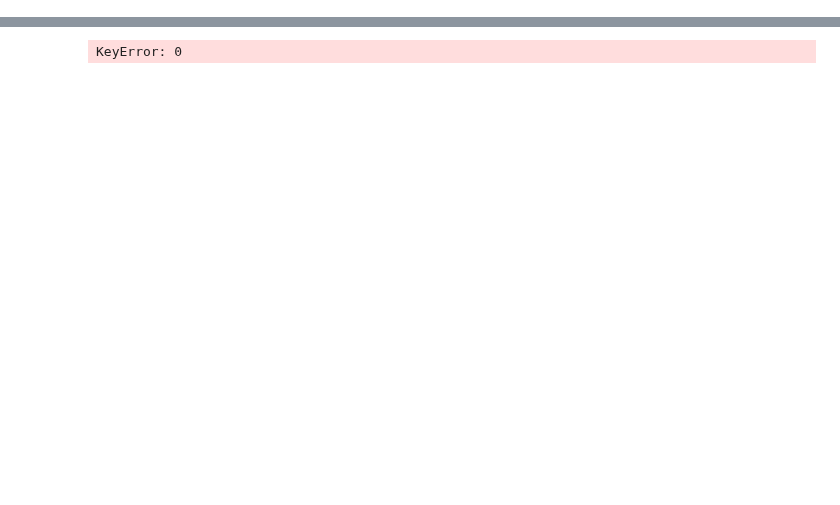
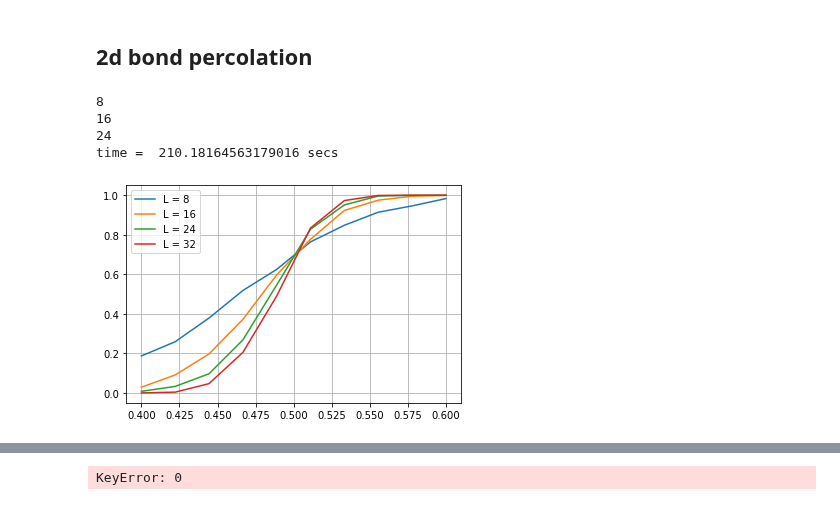
Before and after one commit to hassan-shap/quantum-emitter, a Jupyter notebook: percolation.ipynb, the cells around one changed output, grey strips where cells are left out. Drawn from its saved outputs; the diff is of its cells as text; code cells hidden in the pictures; blank space fills up the shorter version.

```diff
--- a/percolation.ipynb
+++ b/percolation.ipynb
@@ -5,0 +7,2 @@ import networkx as nx
+# %% [markdown]
+## 2d bond percolation
@@ -5,0 +118,34 @@ import networkx as nx
+# %%
+p_list = np.linspace(0.4,0.6,10)
+L_list = np.arange(8,40,8)
+Nrep = 1000
+prob = np.zeros((len(L_list),len(p_list)))
+tic = time.time()
+for i_L, L in enumerate(L_list):
+    print(L)
+    for i_r in range(Nrep):
+        for i_p, prob_l in enumerate(p_list):
+            # loss error
+            error_loss = np.random.rand(l* (L**2))
+            loss_inds = np.argwhere(error_loss < prob_l)[:,0]
+            remain_inds = np.argwhere(error_loss >= prob_l)[:,0]
+            # px, py = does_percolate_obc(L,loss_inds)
+            px, py = does_percolate_periodic(L,loss_inds)
+            prob[i_L,i_p] += ((px+py)>0)
+toc = time.time()
+print("time = ", toc-tic, "secs")
+prob /= Nrep
+# %% [output]
+8
+16
+24
+time =  210.18164563179016 secs
+# %%
+plt.figure()
+for i_L, L in enumerate(L_list):
+    plt.plot(p_list,prob[i_L,:],"-", label="L = %d" % L)
+plt.grid()
+plt.legend()
+plt.show()
+# %% [output]
+[figure, added]
```
Also changed, not shown: parts of 6 cells of this notebook, 24 other files.
